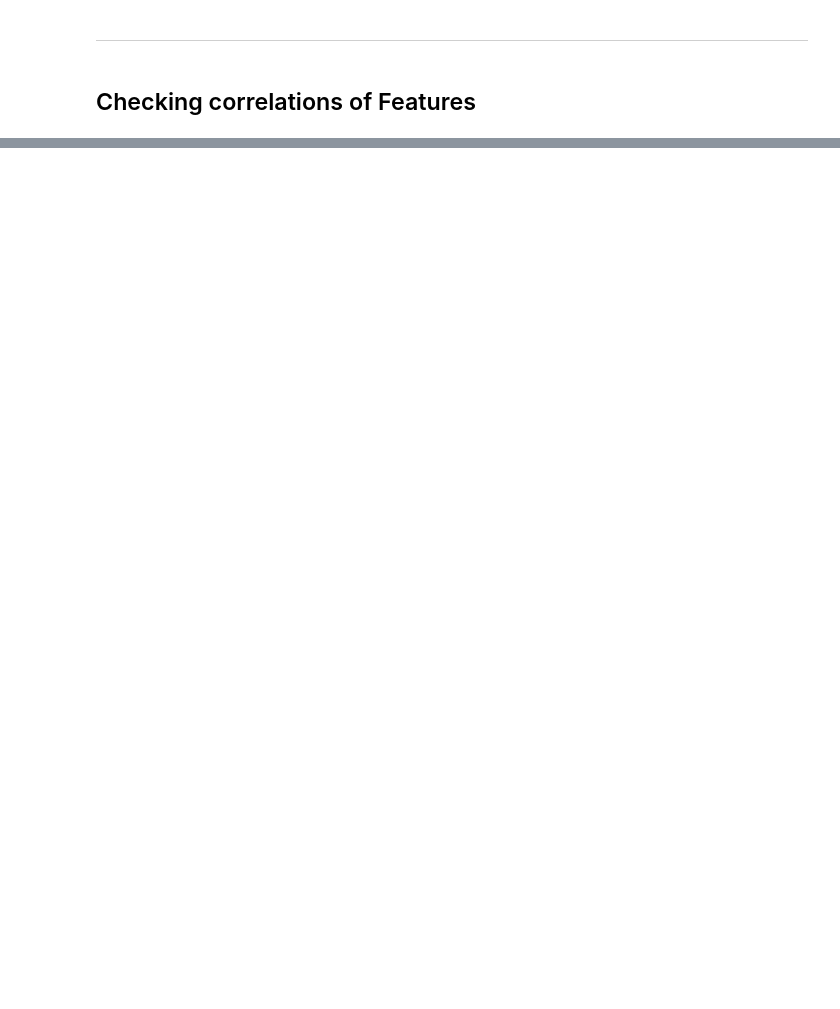
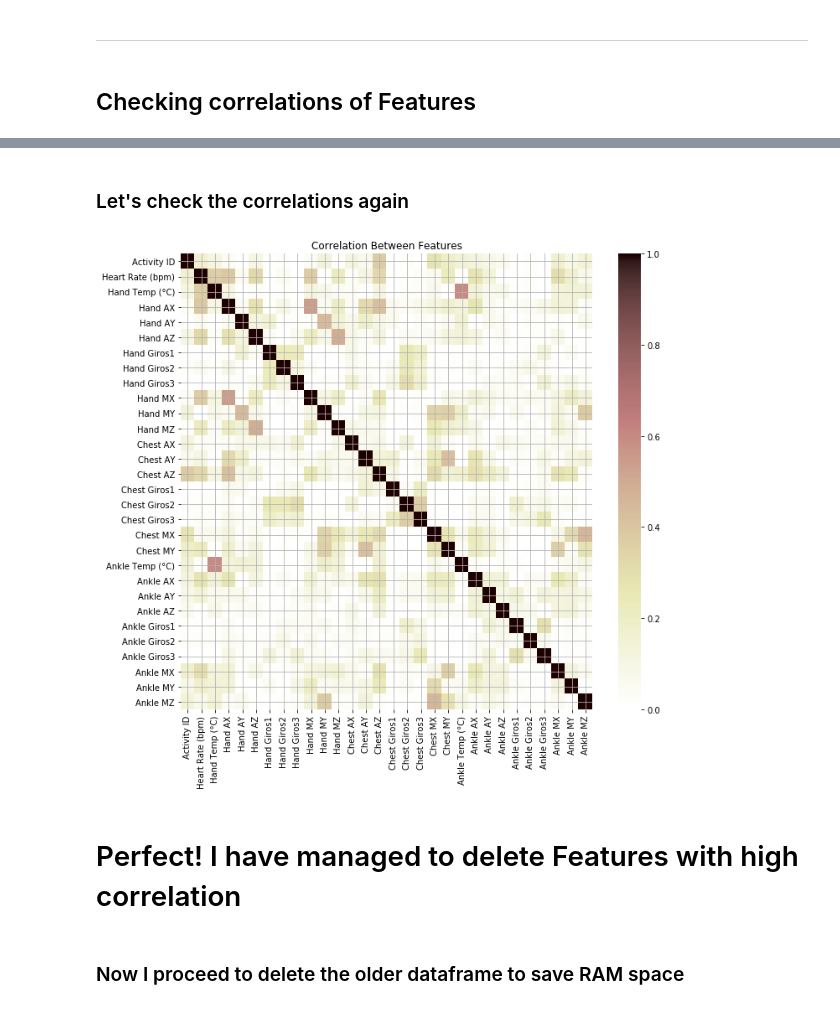
Before and after one commit to ijcernicharo/datamad18_ijcernicharo, a Jupyter notebook: final-project/my_project/FINAL PROJECT.ipynb, the cells around one changed output, grey strips where cells are left out. Cells and saved outputs as stored; diff of their text form; code cells hidden in the pictures; blank space fills up the shorter version.

```diff
--- a/final-project/my_project/FINAL PROJECT.ipynb
+++ b/final-project/my_project/FINAL PROJECT.ipynb
@@ -554,0 +589,6 @@ plt.show()
+# %%
+data = df_f.drop(columns_to_delete,axis=1)
+print('Number of columns droped: ',len(columns_to_delete))
+print('Final number of columns: ',len(data.columns))
+print('Final number of rows: ',len(data))
+display(data.head())
@@ -554,0 +605,20 @@ plt.show()
+# %% [markdown]
+### Let's check the correlations again
+# %%
+k_d = data.corr()
+# I filter the data to display only correlations over 0.65 which I stimate as high correlation between Features
+#k_d = k_d[k_d>0.6]
+# %%
+plt.figure(figsize=(11,10))
+
+sns.heatmap(abs(k_d),cmap=plt.cm.pink_r)
+plt.grid()
+plt.title('Correlation Between Features')
+
+plt.show()
+# %% [output]
+[figure, added]
+# %% [markdown]
+# Perfect! I have managed to delete Features with high correlation
+# %% [markdown]
+### Now I proceed to delete the older dataframe to save RAM space
```
Also changed, not shown: parts of 20 cells of this notebook.
